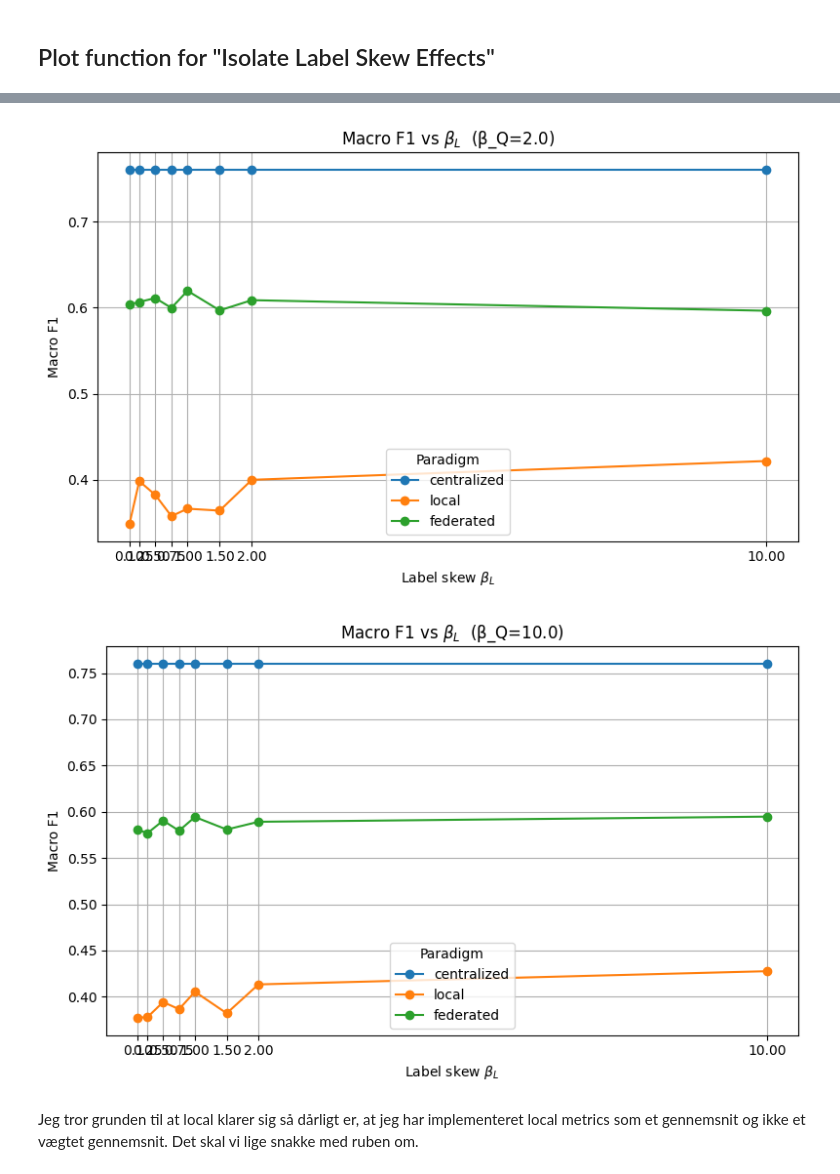
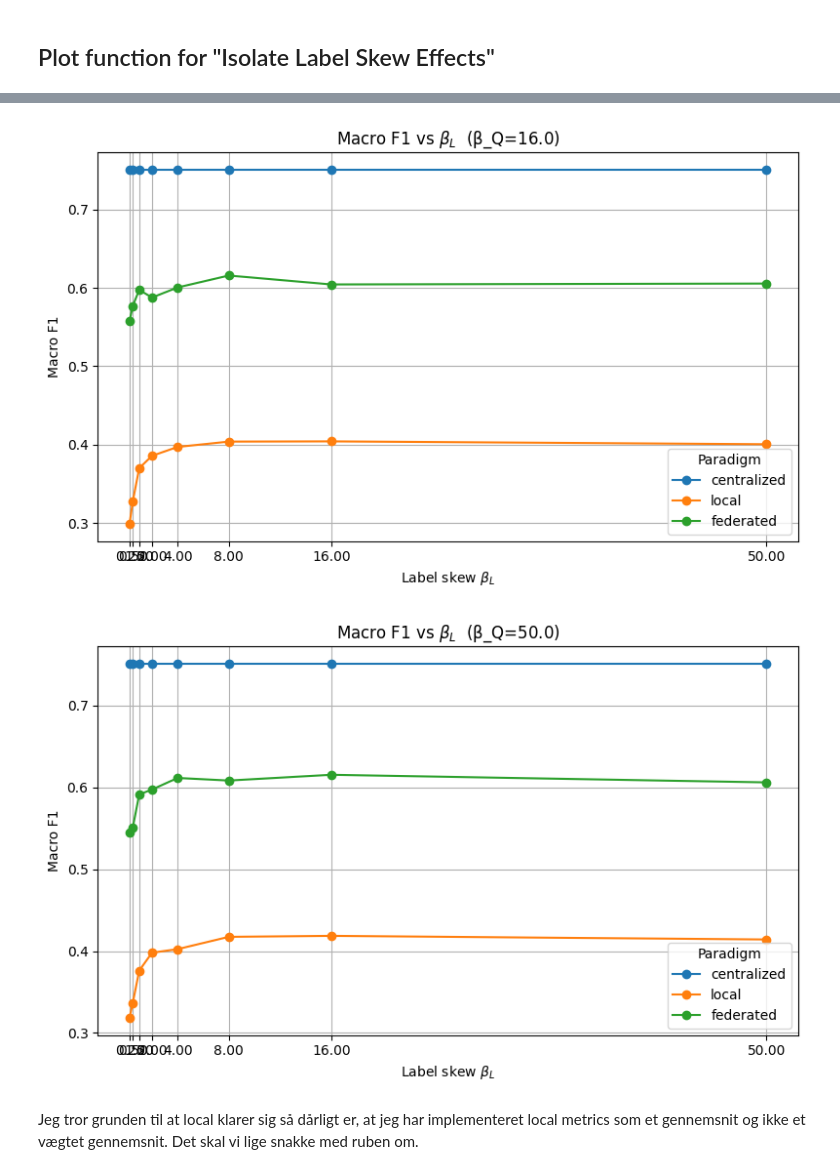
Before and after one commit to OskarJohnsen/Federated-dental-risk-vol2, a Jupyter notebook: src/fdrp/analysis/plot_docu.ipynb, the cells around one changed output, grey strips where cells are left out. Saved outputs shown, nothing was run; the diff lists cells and outputs as text; code cells hidden in the pictures.

Commit message:
Sweeps

```diff
--- a/src/fdrp/analysis/plot_docu.ipynb
+++ b/src/fdrp/analysis/plot_docu.ipynb
@@ -4,8 +4,8 @@
 import pandas as pd
 import matplotlib.pyplot as plt
 
-BETA_L_VALUES = [0.1,0.25,0.5,0.75,1.0,1.5,2.0,10.0]
-BETA_Q_VALUES = [0.1,0.25,0.5,0.75,1.0,1.5,2.0,10.0]
+BETA_L_VALUES = [0.25, 0.5, 1.0, 2.0, 4.0, 8.0, 16.0,50.0]
+BETA_Q_VALUES = [0.25, 0.5, 1.0, 2.0, 4.0, 8.0, 16.0, 50.0]
 
 
 def plot_macro_f1_vs_beta_L(csv_path, save_dir=None):
@@ -64,6 +64,6 @@ def plot_macro_f1_vs_beta_L(csv_path, save_dir=None):
 
         plt.show()
 # %%
-csv_path = r"C:\Users\Oskar\Desktop\Dataproject\federated-dental-risk-vol2\src\fdrp\analysis\Results\sweep_beta_summary_1.csv"
+csv_path = r"C:\Users\Oskar\Desktop\sweep_beta_summary.csv"
 plot_macro_f1_vs_beta_L(csv_path)
 # %% [output]
@@ -76,5 +76,5 @@ plot_macro_f1_vs_beta_L(csv_path)
-[figure, old version]
+[figure, new version]
-[figure, old version]
+[figure, new version]
 # %% [markdown]
 Jeg tror grunden til at local klarer sig så dårligt er, at jeg har implementeret local metrics som et gennemsnit og ikke et vægtet gennemsnit. Det skal vi lige snakke med ruben om.
 # %% [markdown]
```
Also changed, not shown: parts of 4 cells of this notebook, 7 other files.
